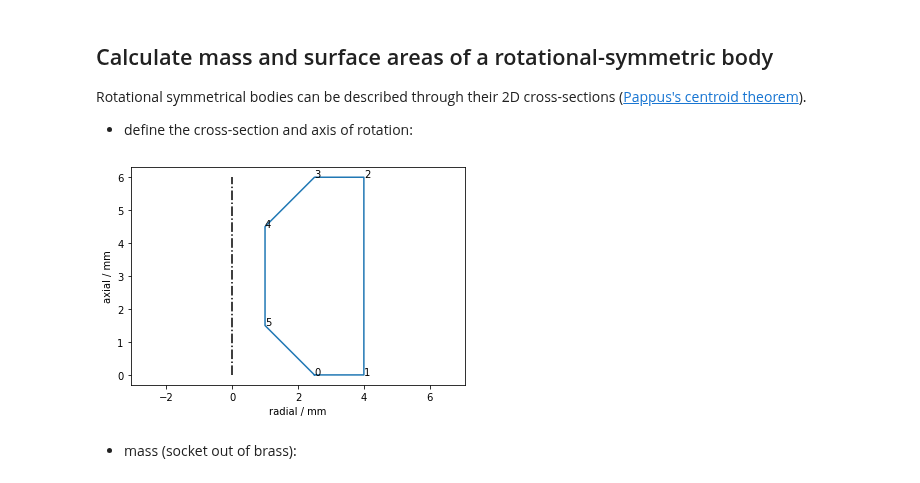
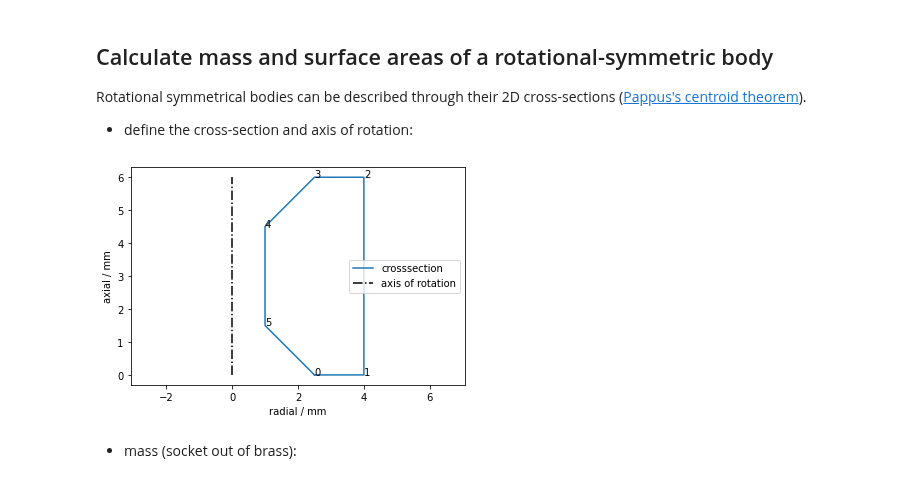
Before and after one commit to gerritnowald/polygon, a Jupyter notebook: examples.ipynb, the cells around one changed output. Saved outputs shown, nothing was run; the diff lists cells and outputs as text; code cells hidden in the pictures.

```diff
--- a/examples.ipynb
+++ b/examples.ipynb
@@ -103,14 +104,15 @@ Vertices = [
 socket = polygon(Vertices, axis=1)
 # %%
 plt.figure()
-socket.plot(numbers=True)
-plt.plot([0,0], [0,6], 'k-.')   # axis of rotation
+socket.plot(numbers=True, label='crosssection')
+plt.plot([0,0], [0,6], 'k-.', label='axis of rotation')
+plt.legend()
 plt.xlabel('radial / mm')
 plt.ylabel('axial / mm')
 plt.axis('equal')
 plt.show()
 # %% [output]
-[figure, old version]
+[figure, new version]
 # %% [markdown]
 - mass (socket out of brass):
 # %%
```
Also changed, not shown: parts of 4 cells of this notebook, 2 other files.
